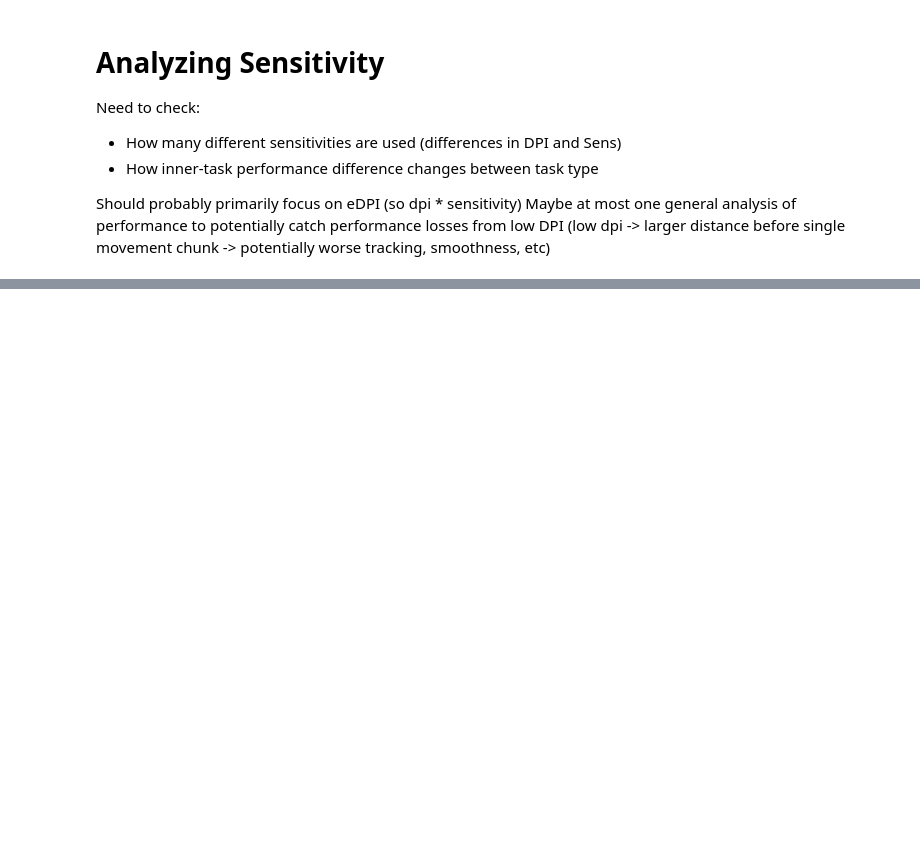
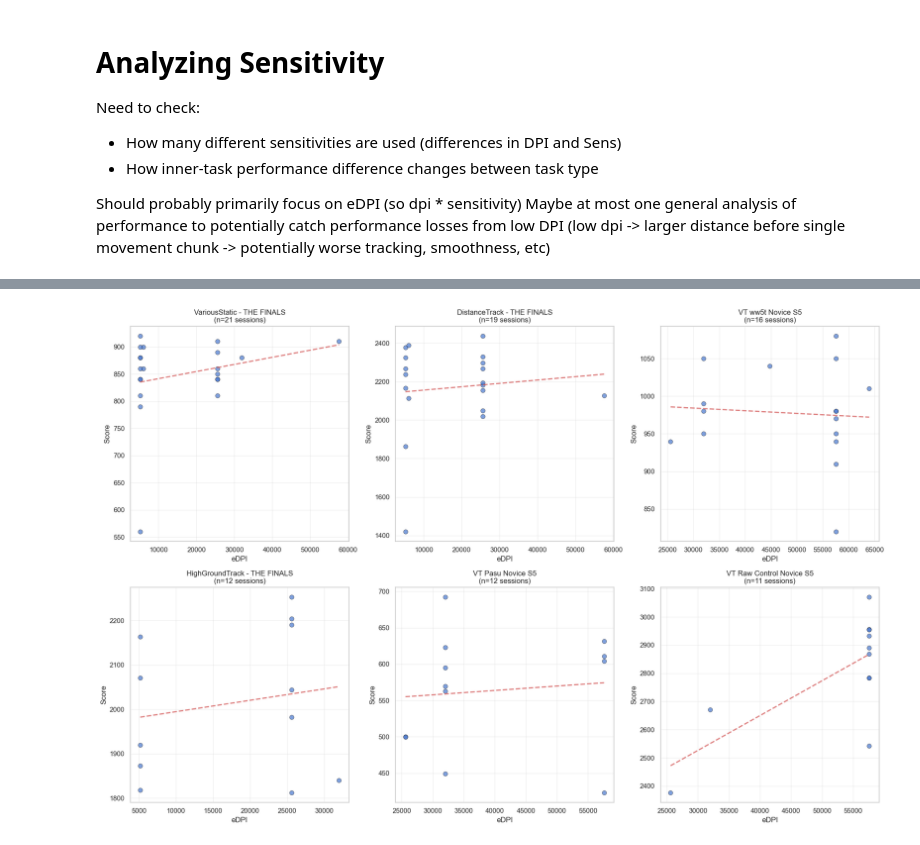
Before and after one commit to aidansmith459/KovaaKs-Data-Analysis-Companion, a Jupyter notebook: SensitivityAnalysis.ipynb, the cells around one changed output, grey strips where cells are left out. Saved outputs shown, nothing was run; the diff lists cells and outputs as text; code cells hidden in the pictures; blank space fills up the shorter version.

```diff
--- a/SensitivityAnalysis.ipynb
+++ b/SensitivityAnalysis.ipynb
@@ -44,0 +273,41 @@ Maybe at most one general analysis of performance to potentially catch performan
+# %%
+# Visualization 3: Task-specific analysis (eDPI vs Score for high-session tasks)
+# Focus on tasks with many sessions to see patterns
+
+# Count sessions per task
+task_counts = sens_df.groupby('task').size().sort_values(ascending=False)
+high_session_tasks = task_counts[task_counts >= 5].head(6).index.tolist()
+
+if len(high_session_tasks) > 0:
+    fig, axes = plt.subplots(2, 3, figsize=(18, 12))
+    axes = axes.flatten()
+
+    for idx, task in enumerate(high_session_tasks):
+        task_data = sens_df[sens_df['task'] == task].dropna(subset=['Score', 'eDPI'])
+
+        if len(task_data) > 0:
+            axes[idx].scatter(task_data['eDPI'], task_data['Score'],
+                            alpha=0.7, s=50, edgecolors='black', linewidth=0.5)
+            axes[idx].set_xlabel('eDPI')
+            axes[idx].set_ylabel('Score')
+            axes[idx].set_title(f'{task}\n(n={len(task_data)} sessions)')
+            axes[idx].grid(True, alpha=0.3)
+
+            # Add trend line if enough points
+            if len(task_data) > 2:
+                z = np.polyfit(task_data['eDPI'], task_data['Score'], 1)
+                p = np.poly1d(z)
+                axes[idx].plot(task_data['eDPI'].sort_values(),
+                             p(task_data['eDPI'].sort_values()),
+                             "r--", alpha=0.8, linewidth=2)
+
+    # Hide unused subplots
+    for idx in range(len(high_session_tasks), len(axes)):
+        axes[idx].axis('off')
+
+    plt.tight_layout()
+    plt.show()
+else:
+    print("No tasks with 5+ sessions found for task-specific analysis")
+# %% [output]
+[figure, added]
```
Also changed, not shown: parts of 6 cells of this notebook.
